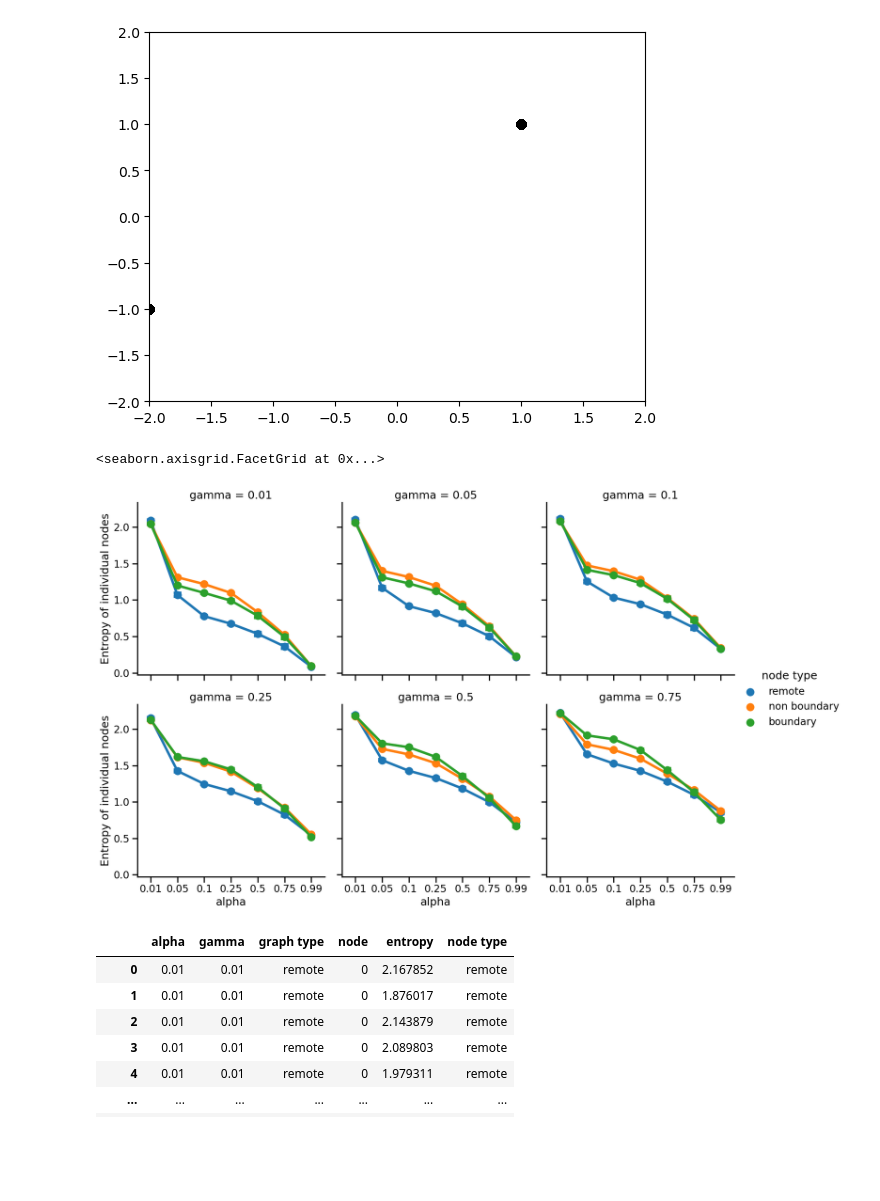
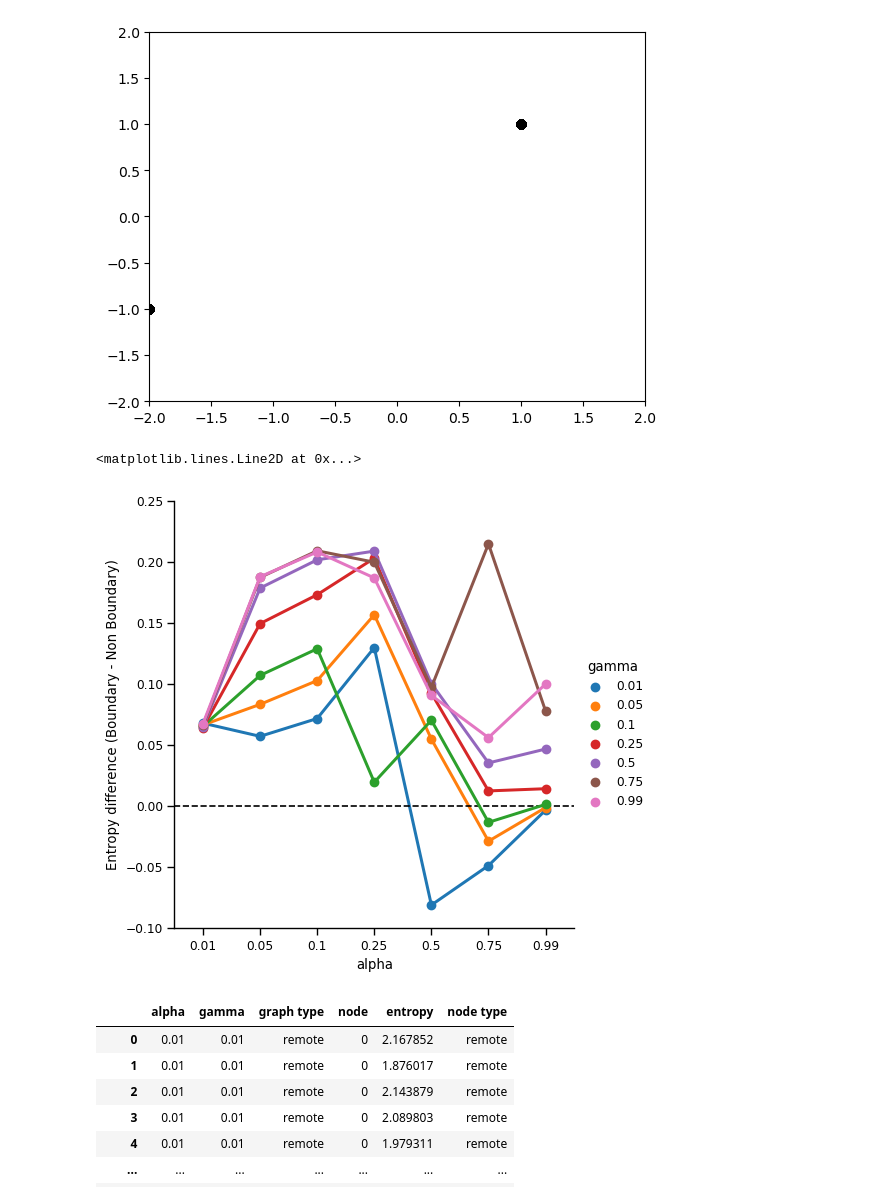
Before and after one commit to tejas-savalia/event-boundaries, a Jupyter notebook: simulations/categorization_simulation.ipynb, the cells around one changed output. Cells and saved outputs as stored; diff of their text form; code cells hidden in the pictures; blank space fills up the shorter version.

```diff
--- a/simulations/categorization_simulation.ipynb
+++ b/simulations/categorization_simulation.ipynb
@@ -544,23 +544,25 @@ plt.show()
 # %% [output]
 [figure]
 # %%
-df_entropy = pd.read_csv('results/df_remote_entropy.csv')
+df_entropy = pd.read_csv('results/df_boundary_entropy_2clusters.csv')
 # %%
-df_entropy['node'] = np.tile(np.arange(12), 49*100)
-df_entropy['node type'] = 'non boundary'
-df_entropy.loc[((df_entropy['node'] == 0) | (df_entropy['node'] == 11)), 'node type'] = 'remote'
-df_entropy.loc[((df_entropy['node'] == 5) | (df_entropy['node'] == 6)), 'node type'] = 'boundary'
+# df_entropy['node'] = np.tile(np.arange(12), 49*100)
+# df_entropy['node type'] = 'non boundary'
+# df_entropy.loc[((df_entropy['node'] == 0) | (df_entropy['node'] == 11)), 'node type'] = 'remote'
+# df_entropy.loc[((df_entropy['node'] == 5) | (df_entropy['node'] == 6)), 'node type'] = 'boundary'
 # %%
-sns.set_context('talk')
-g = sns.catplot(hue = 'node type', x = 'alpha', y = 'entropy', col = 'gamma',
-                kind = 'point', capsize = 0.2, col_wrap = 3,
-                data = df_entropy.loc[df_entropy['gamma'] != .99])
+sns.set_context('paper')
+g = sns.catplot(x = 'alpha', y = 'entropy', hue = 'gamma',
+                kind = 'point',
+                data = df_entropy)
 
-g.set_ylabels('Entropy of individual nodes')
+g.set_ylabels('Entropy difference (Boundary - Non Boundary)')
+g.set(ylim=(-0.1, 0.25))
+g.axes[0][0].axhline(y = 0, ls = '--', color = 'black')
 # g.set_titles('Boundary - Non Boundary Entropy')
 # %% [output]
-<seaborn.axisgrid.FacetGrid at 0x...>
+<matplotlib.lines.Line2D at 0x...>
-[figure, old version]
+[figure, new version]
 # %%
 df_entropy
 # %% [output]
```
Also changed, not shown: 2 other files.
